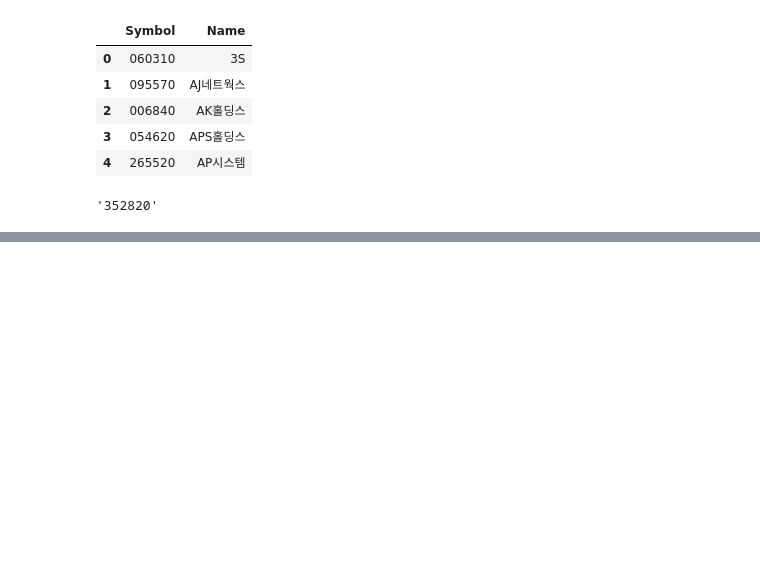
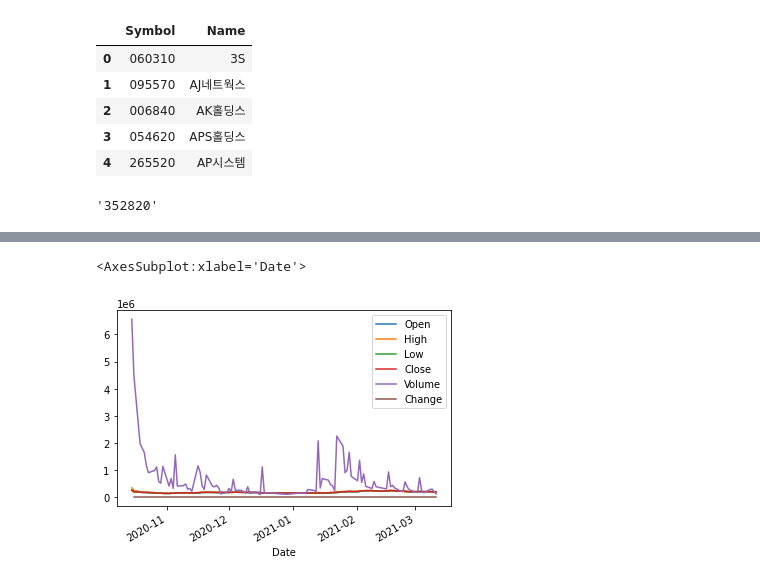
Before and after one commit to kimjinhyuk/LBD, a Jupyter notebook: data_science/analysis_stock_fdr/FDR_P01.ipynb, the cells around one changed output, grey strips where cells are left out. Saved outputs shown, nothing was run; the diff lists cells and outputs as text; code cells hidden in the pictures; blank space fills up the shorter version.

```diff
--- a/data_science/analysis_stock_fdr/FDR_P01.ipynb
+++ b/data_science/analysis_stock_fdr/FDR_P01.ipynb
@@ -154,0 +194,6 @@ AttributeError: 'list' object has no attribute 'isdigit'
+# %%
+#전체 데이터 프레임을 시각화
+stock_daily.plot()
+# %% [output]
+<AxesSubplot:xlabel='Date'>
+[figure, added]
```
Also changed, not shown: parts of 12 cells of this notebook.
